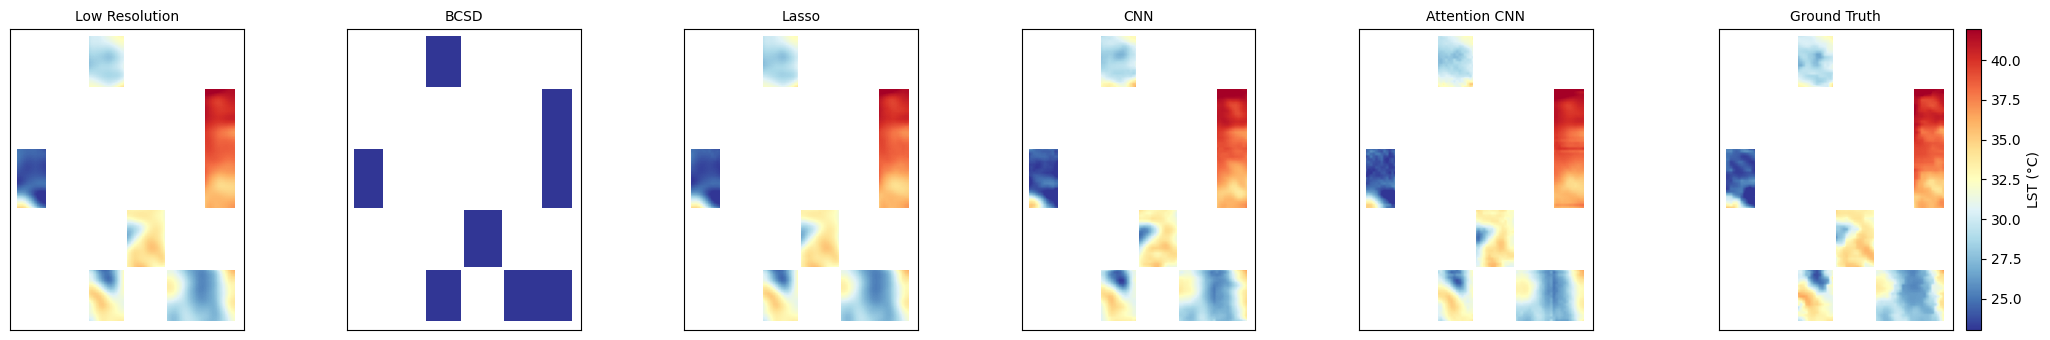
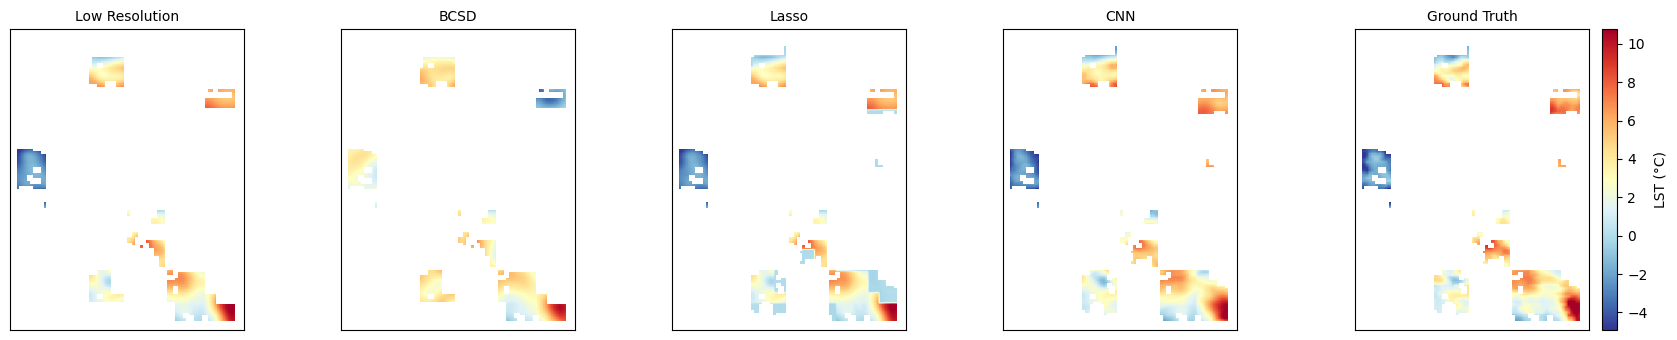
The notebook cell's code change between the first figure and the second:
--- before
+++ after
@@ -1,4 +1,4 @@
 # ── All-model predictions at scene i=30 ──────────────────────────────────
-I = 200 # 30 and 200 are good examples
+I = 30 # 30 and 200 are good examples
 date_str = test_dates[I]
 
@@ -14,5 +14,5 @@
         ('Lasso',         np.where(spatial_mask, la_test[I],    np.nan)),
         ('CNN',           np.where(spatial_mask, cnn_test[I],   np.nan)),
-        ('Attention CNN', np.where(spatial_mask, attn_test[I],  np.nan)),
+        # ('Attention CNN', np.where(spatial_mask, attn_test[I],  np.nan)),
         ('Ground Truth', gt),
     ]
@@ -29,4 +29,5 @@
     # plt.suptitle(f'All models — test scene {I}: {date_str}\n({title_suffix})', fontsize=11, y=1.04)
     plt.tight_layout()
+    plt.savefig(f'all_models_{title_suffix}.pdf', bbox_inches='tight')
     plt.show()
 

Commit: add figs and reorganize